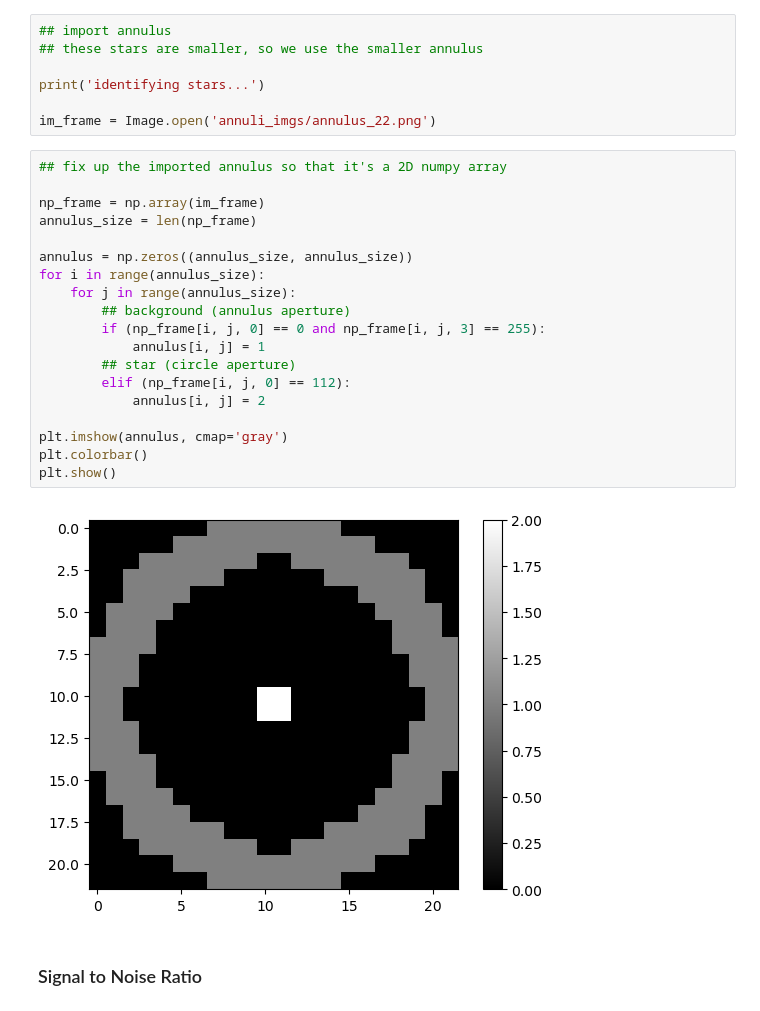
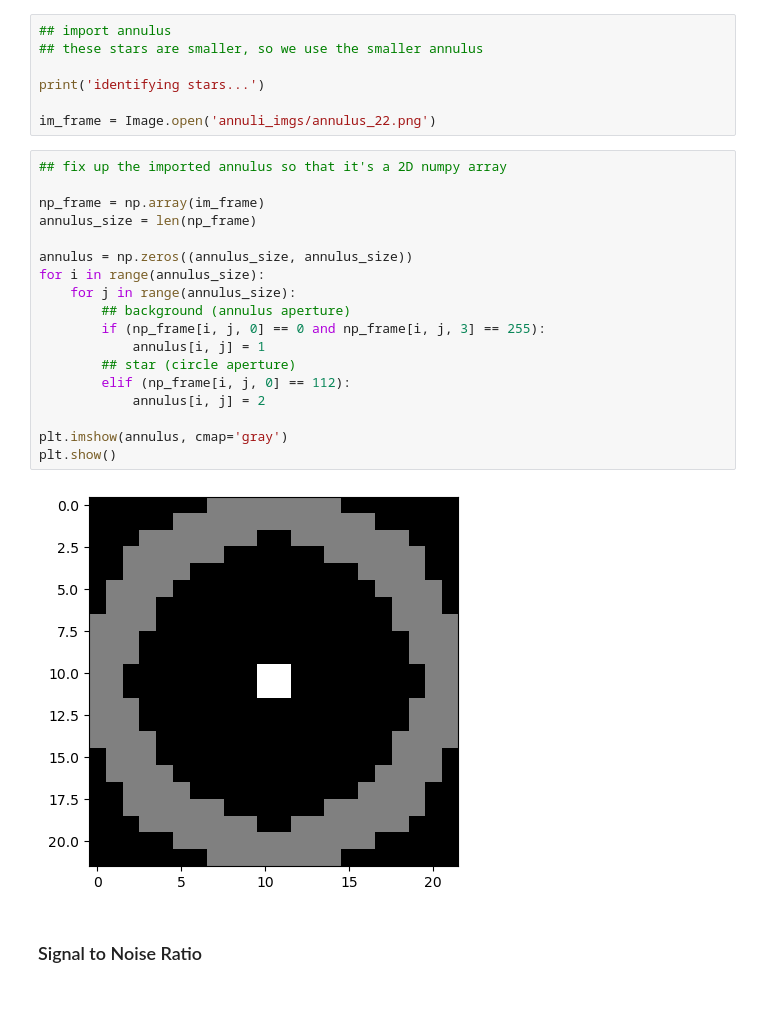
Before and after one commit to saphiooo/counting_stars, a Jupyter notebook: swift_uvot_events.ipynb, the cells around one changed output. Saved outputs shown, nothing was run; the diff lists cells and outputs as text.

Commit message:
small changes for graph units

```diff
--- a/swift_uvot_events.ipynb
+++ b/swift_uvot_events.ipynb
@@ -178,24 +178,23 @@ im_frame = Image.open('annuli_imgs/annulus_22.png')
 # %%
 ## fix up the imported annulus so that it's a 2D numpy array
 
 np_frame = np.array(im_frame)
 annulus_size = len(np_frame)
 
 annulus = np.zeros((annulus_size, annulus_size))
 for i in range(annulus_size):
     for j in range(annulus_size):
         ## background (annulus aperture)
         if (np_frame[i, j, 0] == 0 and np_frame[i, j, 3] == 255):
             annulus[i, j] = 1
         ## star (circle aperture)
         elif (np_frame[i, j, 0] == 112):
             annulus[i, j] = 2
 
 plt.imshow(annulus, cmap='gray')
-plt.colorbar()
 plt.show()
 # %% [output]
-[figure, old version]
+[figure, new version]
 # %% [markdown]
 ### Signal to Noise Ratio
 # %%
```
Also changed, not shown: parts of 11 cells of this notebook.
